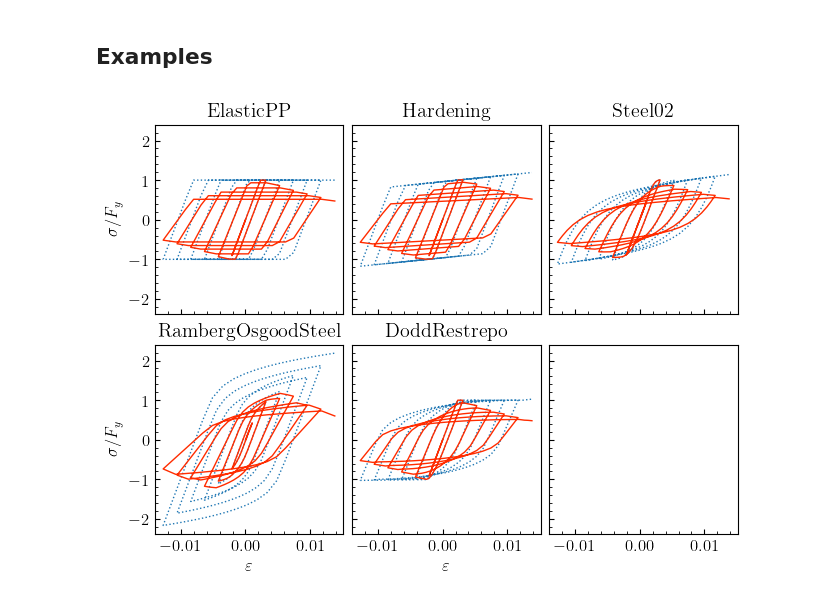
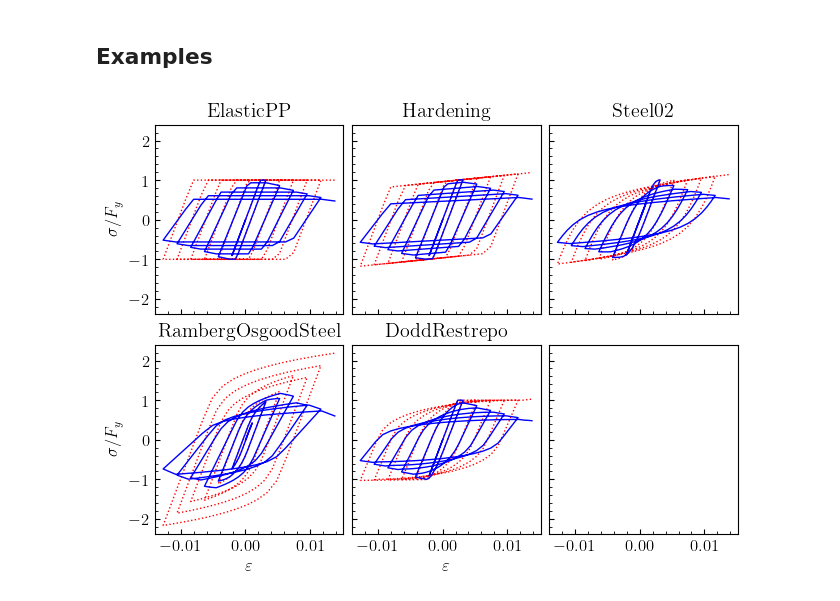
Before and after one commit to peer-open-source/benchmarks, a Jupyter notebook: benchmarks/material-0030/main.ipynb, the cells around one changed output. Cells and saved outputs as stored; diff of their text form; code cells hidden in the pictures.

```diff
--- a/benchmarks/material-0030/main.ipynb
+++ b/benchmarks/material-0030/main.ipynb
@@ -129,33 +129,33 @@ d = dissipation.TotalStrain(evol, interval, cycle, scale)
 # %%
 n = 300
 strain = Fy/Es*sin(linspace(0, 12.5*pi, n))*linspace(0.2, 6.0, n)
 
 fig, ax = plt.subplots(2,3, sharey=True, sharex=True, constrained_layout=True)
 
 esh, esu = 10*Fy/Es, 14*Fy/Es
 eshi = (esu + 5*esh)/5
 
 materials = [
     xara.UniaxialMaterial("ElasticPP", Es, Fy/Es),
     xara.UniaxialMaterial("Hardening", Es, Fy, 0.00*Es, 0.04*Es),
     xara.UniaxialMaterial("Steel02", Fy, Es, Bs, 18.),
     xara.UniaxialMaterial("RambergOsgoodSteel", Fy, Es, 0.002, 4),
     xara.UniaxialMaterial("DoddRestrepo", Fy, 1.3*Fy, esh, esu, Es, eshi, 1.1*Fy),
 ]
 
 for i,base in enumerate(materials):
     with base as m:
         ax[i//3, i%3].plot(strain,
-                           [m.getStress(e, commit=True)/Fy for e in strain], ":", label="base")
+                           [m.getStress(e, commit=True)/Fy for e in strain], ":", label="base", color="red")
         ax[i//3, i%3].set_title(base.type)
 
     with UniaxialDamage(base, d) as m:
-        ax[i//3, i%3].plot(strain, [m.getStress(e, commit=True)/Fy for e in strain])
+        ax[i//3, i%3].plot(strain, [m.getStress(e, commit=True)/Fy for e in strain], color="blue")
 
     if not i%3:
         ax[i//3, i%3].set_ylabel(r"$\sigma/F_y$")
 
     if i//3:
         ax[i//3, i%3].set_xlabel(r"$\varepsilon$")
 # %% [output]
-[figure, old version]
+[figure, new version]
```
Also changed, not shown: parts of 1 cell of this notebook.
